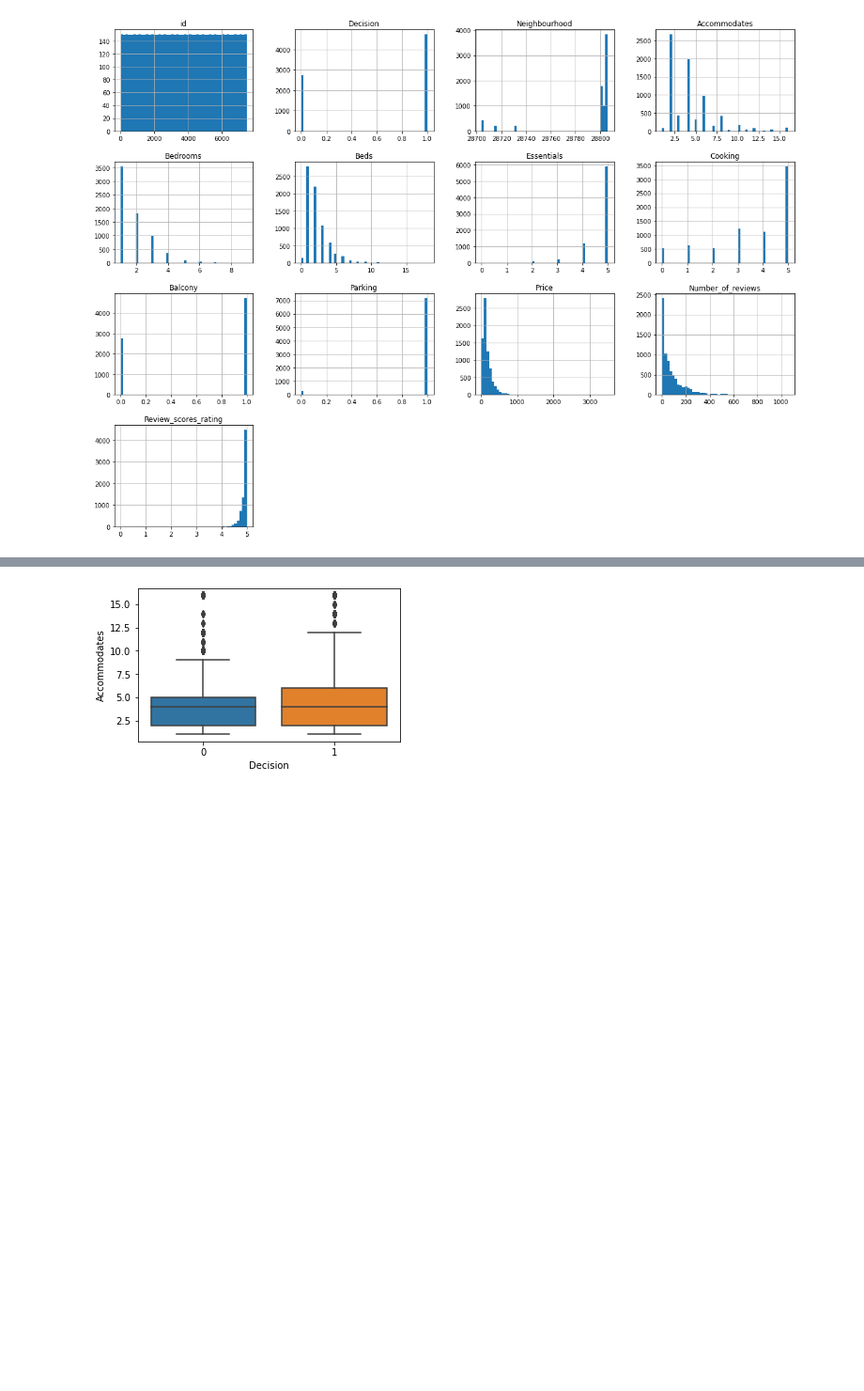
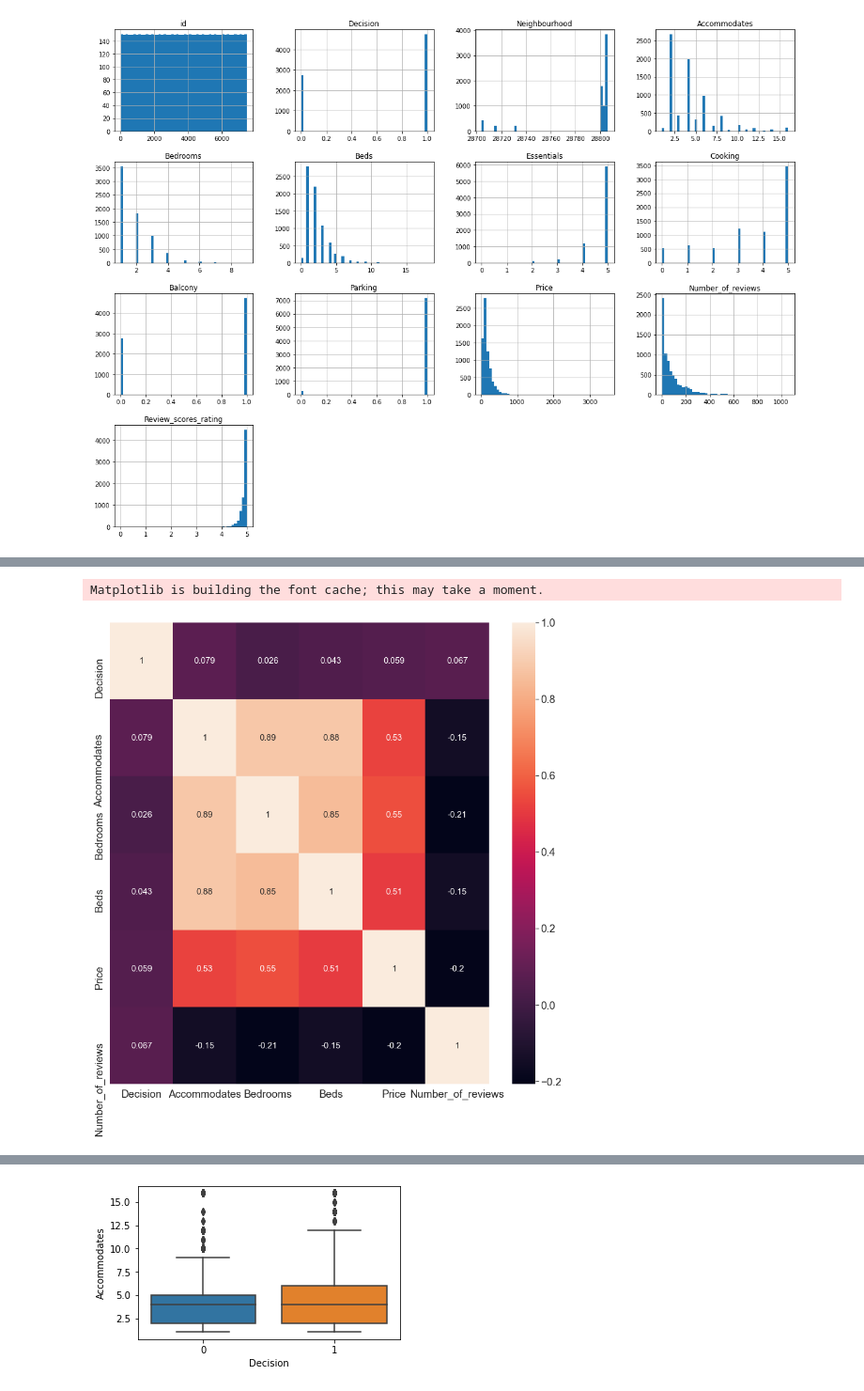
Before and after one commit to CalebKornfein/airbnb, a Jupyter notebook: eda.ipynb, the cells around one changed output, grey strips where cells are left out. Shown: that part at 94% size. Drawn from its saved outputs; the diff is of its cells as text; code cells hidden in the pictures; blank space fills up the shorter version.

```diff
--- a/eda.ipynb
+++ b/eda.ipynb
@@ -44,3 +78,24 @@ plt.show()
+# %%
+# check correlations between all features
+# correlation_mat = df.corr()
+# plt.figure(figsize=(18,18))
+# top = correlation_mat.index
+# corr_plot = sns.heatmap(df[top].corr(), annot=True)
+
+x = df.drop(columns = ['Host_has_profile_pic', 'Property_type',
+           'Bathrooms_text', 'Balcony', 'Parking', 'Neighbourhood', 'Cooking', 'Essentials',
+                       'Review_scores_rating'])
+
+correlation_mat = x.corr()
+plt.figure(figsize=(15,15))
+top = correlation_mat.index
+sns.set(font_scale=1.7)
+corr_plot = sns.heatmap(df[top].corr(), annot=True, annot_kws={"fontsize":15})
+
+plt.savefig('corr.png', facecolor='white')
+# %% [output]
+Matplotlib is building the font cache; this may take a moment.
+[figure, added]
 # %%
 # Using groupby, investigate correlations between different variables and decision
 
```
Also changed, not shown: parts of 7 cells of this notebook, 9 other files.
